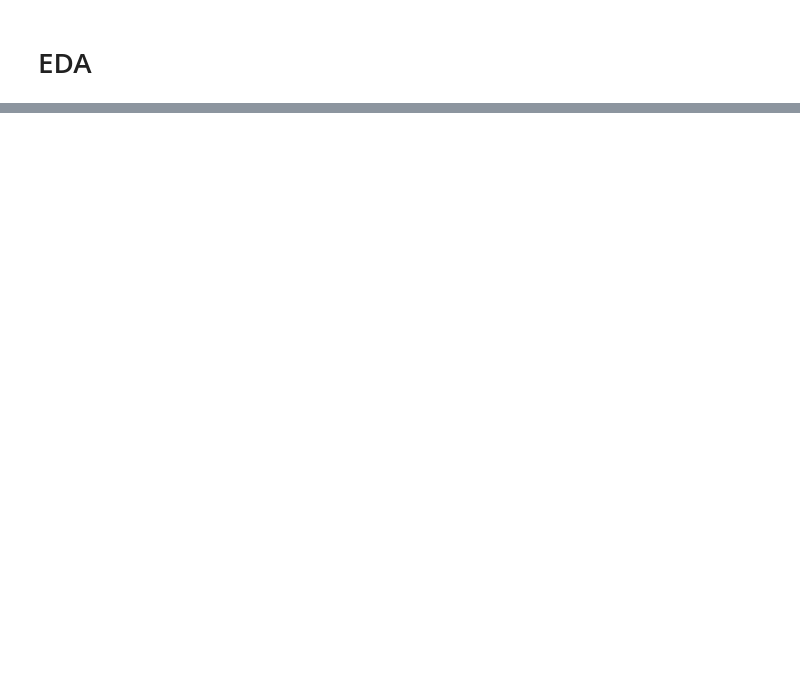
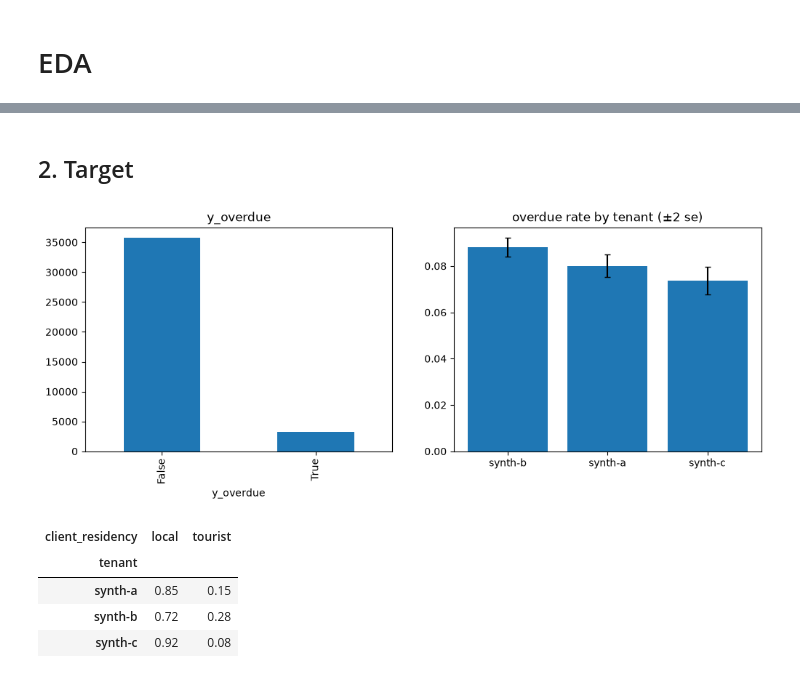
Before and after one commit to kirillrub108/predict-rental-overdue, a Jupyter notebook: main.ipynb, the cells around one changed output, grey strips where cells are left out. Saved outputs shown, nothing was run; the diff lists cells and outputs as text; code cells hidden in the pictures; blank space fills up the shorter version.

```diff
--- a/main.ipynb
+++ b/main.ipynb
@@ -37,0 +77,16 @@ df.describe()
+# %%
+import matplotlib.pyplot as plt
+from sklearn.metrics import mutual_info_score, roc_auc_score
+
+data = df[df["y_overdue"].notna()].copy()
+data["y"] = data["y_overdue"].astype(int)
+FEATURES = NUM + CAT + BOOL
+print(f"checkouts: {len(df)}, lost (excluded): {len(df) - len(data)}, used: {len(data)}")
+print(f"overdue rate: {data['y'].mean():.2%} ({data['y'].sum()} of {len(data)})")
+
+
+def rate_by(col, data=data):
+    """Overdue rate per group with its standard error."""
+    out = data.groupby(col, dropna=False, observed=True)["y"].agg(rate="mean", n="count")
+    out["se"] = (out["rate"] * (1 - out["rate"]) / out["n"]) ** 0.5
+    return out.sort_values("rate", ascending=False).round(4)
@@ -37,0 +141,17 @@ df.describe()
+# %% [markdown]
+## 2. Target
+# %%
+fig, ax = plt.subplots(1, 2, figsize=(12, 4))
+data["y_overdue"].value_counts().plot.bar(ax=ax[0], title="y_overdue")
+r = rate_by("tenant")
+ax[1].bar(r.index, r["rate"], yerr=2 * r["se"], capsize=3)
+ax[1].set_title("overdue rate by tenant (±2 se)")
+plt.show()
+pd.crosstab(data["tenant"], data["client_residency"], normalize="index").round(2)
+# %% [output]
+[figure, added]
+| client_residency | local | tourist |
+| tenant |  |  |
+| synth-a | 0.85 | 0.15 |
+| synth-b | 0.72 | 0.28 |
+| synth-c | 0.92 | 0.08 |
```
Also changed, not shown: parts of 34 cells of this notebook, 2 other files.
